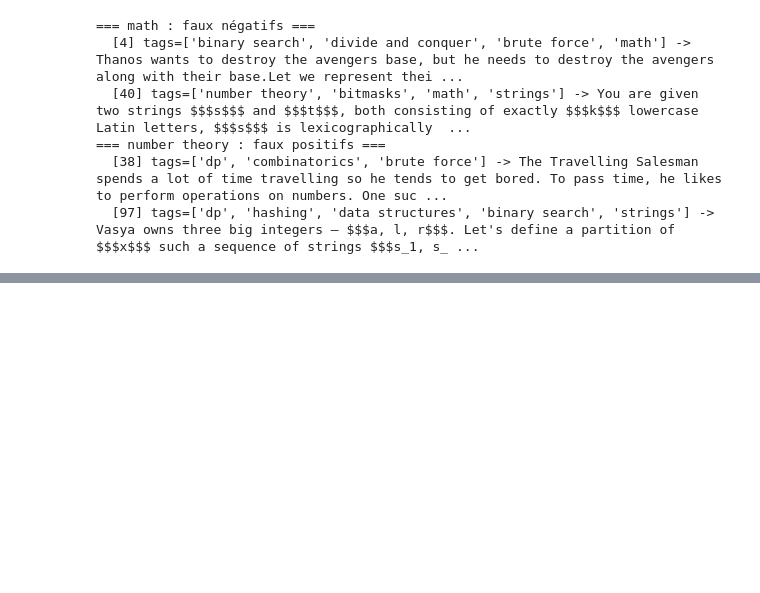
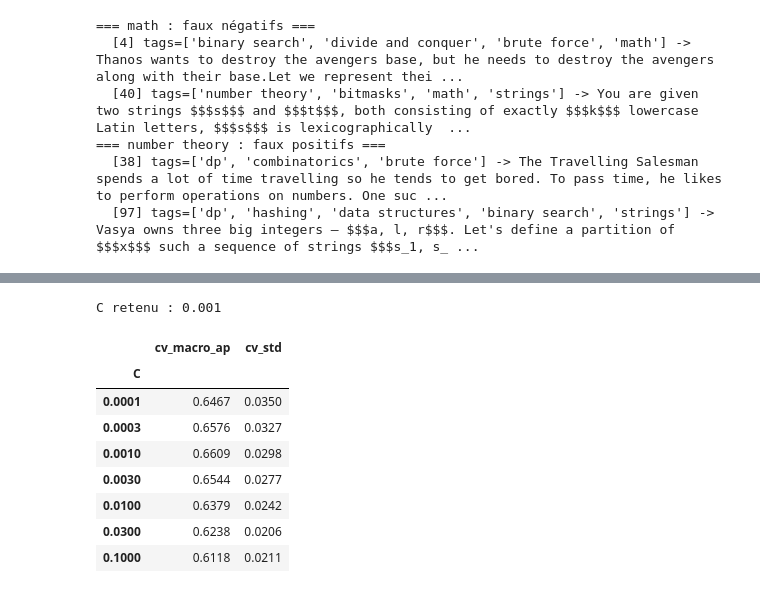
Before and after one commit to ramzinaji/illuin-test, a Jupyter notebook: notebooks_prod/03_models_benchmark.ipynb, the cells around one changed output, grey strips where cells are left out. Cells and saved outputs as stored; diff of their text form; code cells hidden in the pictures; blank space fills up the shorter version.

```diff
--- a/notebooks_prod/03_models_benchmark.ipynb
+++ b/notebooks_prod/03_models_benchmark.ipynb
@@ -687,0 +703,24 @@ for kind, tag in [("faux négatifs", "math"), ("faux positifs", "number theory")
+# %%
+EMBEDDINGS_DIR = ROOT / "data" / "embeddings"
+EMBEDDING_FILES = {  # calculés au notebook 02
+    "description": "all-mpnet-base-v2__prob_desc_description.npz",
+    "input_spec": "all-mpnet-base-v2__prob_desc_input_spec.npz",
+    "notes": "all-mpnet-base-v2__prob_desc_notes.npz",
+    "code": "unixcoder-base__source_code.npz",
+}
+DENSE_BLOCKS = ["description", "input_spec", "notes", "code", "difficulty"]
+DIFFICULTY_BINS = 5
+
+
+def load_embeddings(filename: str) -> np.ndarray:
+    cache = np.load(EMBEDDINGS_DIR / filename)
+    assert np.array_equal(cache["sample_id"], df.index), f"{filename} non aligné : relancer le notebook 02"
+    return cache["embeddings"]
+
+
+blocks = {name: load_embeddings(filename) for name, filename in EMBEDDING_FILES.items()}
+blocks["difficulty"] = df[["difficulty"]].to_numpy(dtype=float)
+blocks["tfidf_desc"] = df["text_lemma"].to_numpy()
+blocks["tfidf_code"] = df["source_code"].to_numpy()
+dev_blocks = {name: block[dev] for name, block in blocks.items()}
+pd.Series({name: block.shape[1] if block.ndim == 2 else "texte → TF-IDF" for name, block in blocks.items()}, name="colonnes").to_frame().T
@@ -687,0 +843,16 @@ for kind, tag in [("faux négatifs", "math"), ("faux positifs", "number theory")
+# %%
+concat_grid = pd.DataFrame({C: cv_blocks(ConcatModel(DENSE_BLOCKS, C)) for C in (1e-4, 3e-4, 1e-3, 3e-3, 1e-2, 3e-2, 1e-1)}).T.rename_axis("C")
+BEST_CONCAT_C = concat_grid["cv_macro_ap"].idxmax()
+print("C retenu :", BEST_CONCAT_C)
+concat_grid.round(4)
+# %% [output]
+C retenu : 0.001
+|  | cv_macro_ap | cv_std |
+| C |  |  |
+| 0.0001 | 0.6467 | 0.0350 |
+| 0.0003 | 0.6576 | 0.0327 |
+| 0.0010 | 0.6609 | 0.0298 |
+| 0.0030 | 0.6544 | 0.0277 |
+| 0.0100 | 0.6379 | 0.0242 |
+| 0.0300 | 0.6238 | 0.0206 |
+| 0.1000 | 0.6118 | 0.0211 |
```
Also changed, not shown: parts of 21 cells of this notebook, 7 other files.
